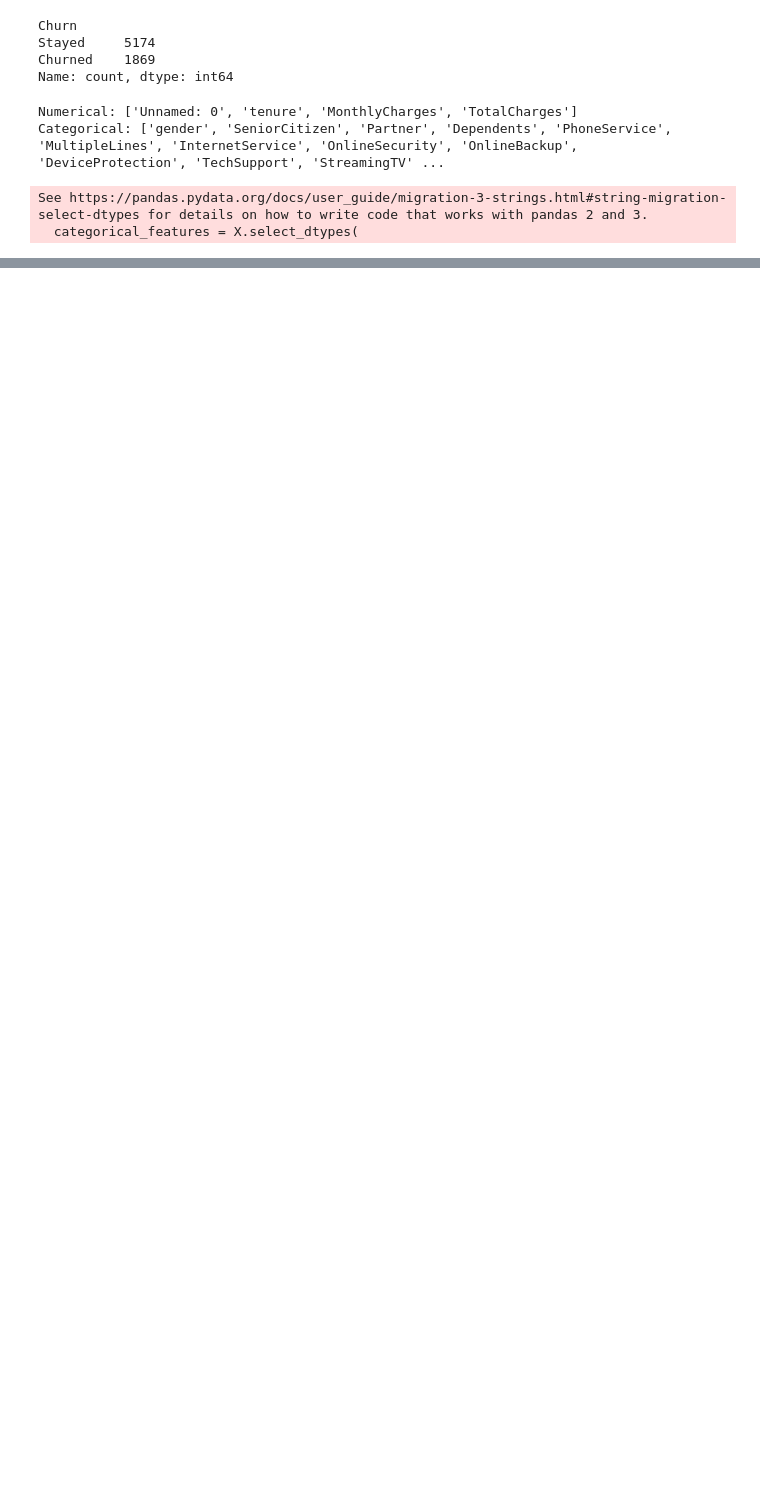
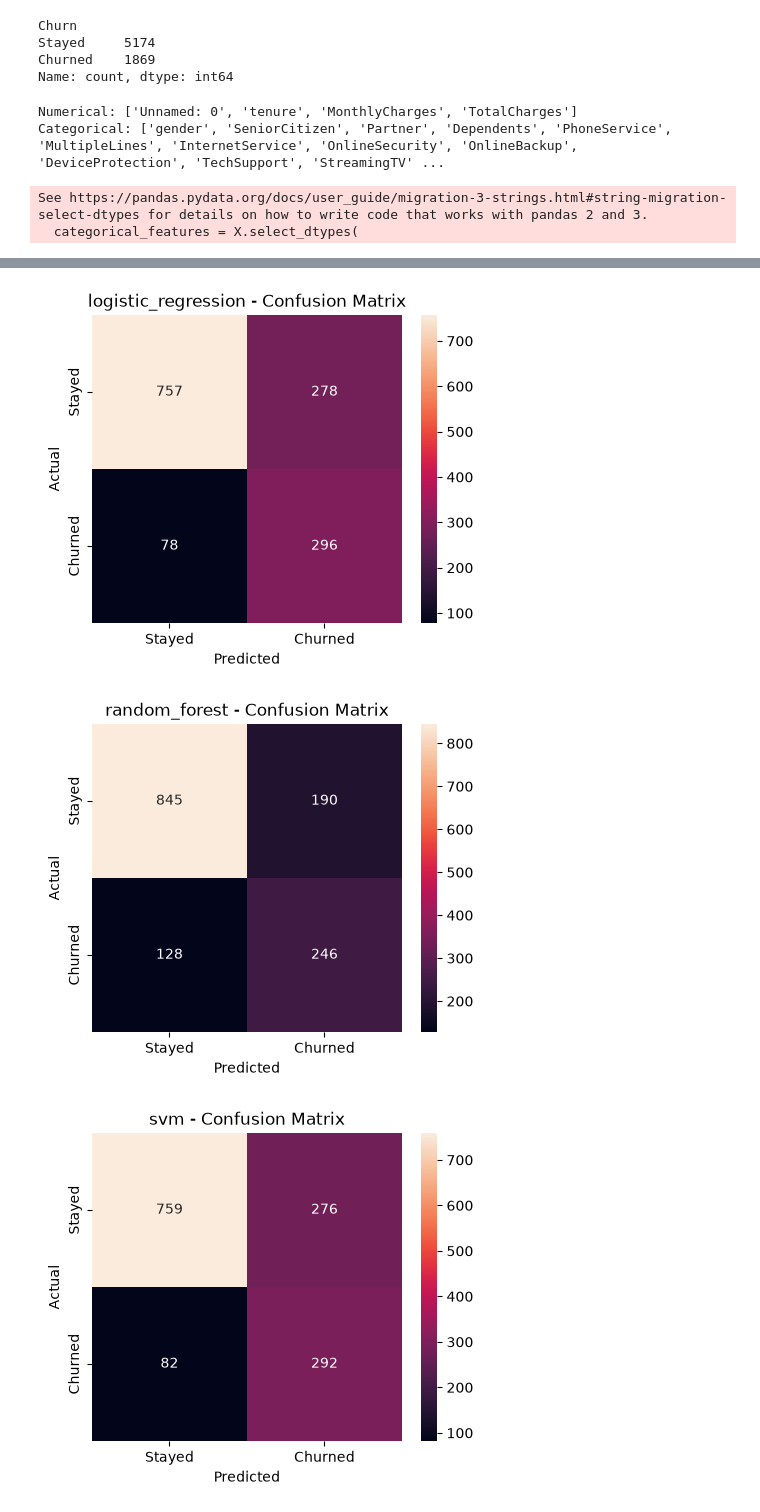
Before and after one commit to Syed-Farzan/churn-prediction-api, a Jupyter notebook: notebooks/01_data_exploration.ipynb, the cells around one changed output, grey strips where cells are left out. Drawn from its saved outputs; the diff is of its cells as text; code cells hidden in the pictures; blank space fills up the shorter version.

Commit message:
feat: evaluate and compare classification models

```diff
--- a/notebooks/01_data_exploration.ipynb
+++ b/notebooks/01_data_exploration.ipynb
@@ -251,0 +230,5 @@ Probabilities: [0.93204149 0.93555479 0.91607676 0.75426286 0.81496556 0.8744013
+# %%
+probabilities = {}
+
+for name, model in models.items():
+    probabilities[name] = model.predict_proba(X_test)[:, 0]
@@ -251,0 +250,4 @@ Probabilities: [0.93204149 0.93555479 0.91607676 0.75426286 0.81496556 0.8744013
+# %%
+y_test_binary = (
+    y_test == "Churned"
+).astype(int)
@@ -251,0 +301,12 @@ Probabilities: [0.93204149 0.93555479 0.91607676 0.75426286 0.81496556 0.8744013
+# %%
+for name in models:
+    print("=" * 60)
+    print(name)
+    print("=" * 60)
+
+    print(
+        classification_report(
+            y_test,
+            predictions[name]
+        )
+    )
@@ -251,0 +331,26 @@ Probabilities: [0.93204149 0.93555479 0.91607676 0.75426286 0.81496556 0.8744013
+# %%
+for name in models:
+    cm = confusion_matrix(
+        y_test,
+        predictions[name],
+        labels=["Stayed", "Churned"]
+    )
+
+    plt.figure(figsize=(5, 4))
+
+    sns.heatmap(
+        cm,
+        annot=True,
+        fmt="d",
+        xticklabels=["Stayed", "Churned"],
+        yticklabels=["Stayed", "Churned"]
+    )
+
+    plt.title(f"{name} - Confusion Matrix")
+    plt.xlabel("Predicted")
+    plt.ylabel("Actual")
+    plt.show()
+# %% [output]
+[figure, added]
+[figure, added]
+[figure, added]
```
Also changed, not shown: parts of 22 cells of this notebook, 1 other file.
